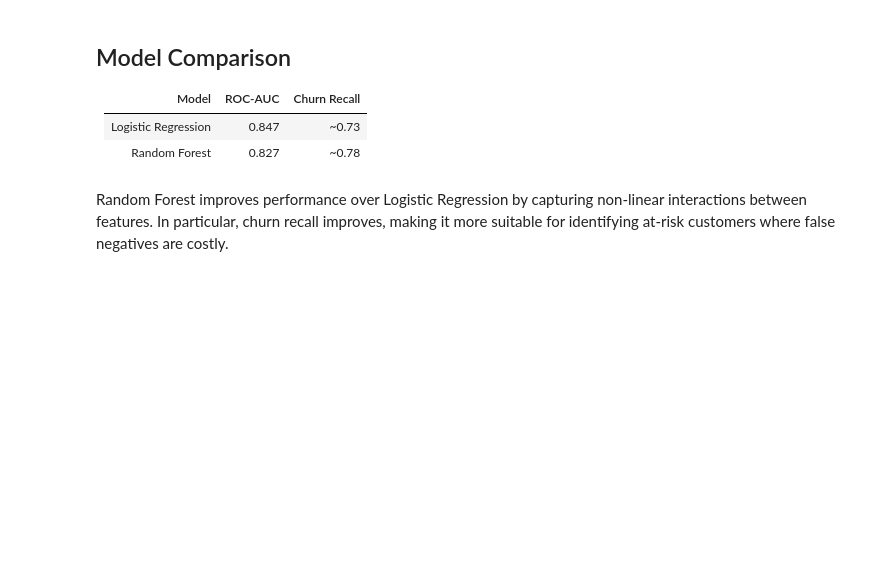
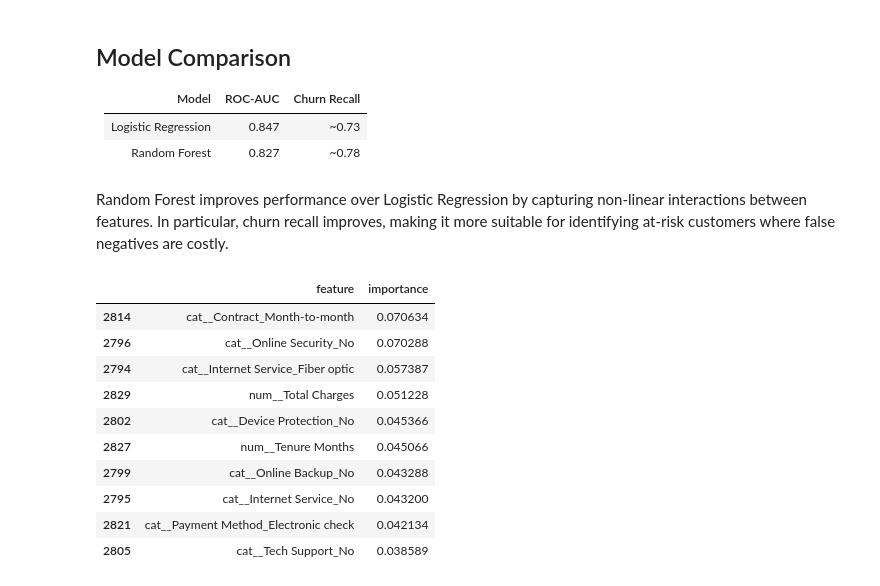
Before and after one commit to rushita-vachhani/customer-churn-ml-pipeline, a Jupyter notebook: notebooks/02_modeling.ipynb, the cells around one changed output. Drawn from its saved outputs; the diff is of its cells as text; code cells hidden in the pictures; blank space fills up the shorter version.

```diff
--- a/notebooks/02_modeling.ipynb
+++ b/notebooks/02_modeling.ipynb
@@ -201,3 +201,30 @@ ROC-AUC (Random Forest): 0.827
 | Random Forest | 0.827 | ~0.78 |
 # %% [markdown]
 Random Forest improves performance over Logistic Regression by capturing non-linear interactions between features. In particular, churn recall improves, making it more suitable for identifying at-risk customers where false negatives are costly.
+# %%
+# Get feature names after preprocessing
+feature_names = (
+    rf_clf.named_steps["preprocessor"]
+    .get_feature_names_out()
+)
+
+feature_importance = rf_clf.named_steps["model"].feature_importances_
+
+fi_df = pd.DataFrame({
+    "feature": feature_names,
+    "importance": feature_importance
+}).sort_values(by="importance", ascending=False)
+
+fi_df.head(10)
+# %% [output]
+|  | feature | importance |
+| 2814 | cat__Contract_Month-to-month | 0.070634 |
+| 2796 | cat__Online Security_No | 0.070288 |
+| 2794 | cat__Internet Service_Fiber optic | 0.057387 |
+| 2829 | num__Total Charges | 0.051228 |
+| 2802 | cat__Device Protection_No | 0.045366 |
+| 2827 | num__Tenure Months | 0.045066 |
+| 2799 | cat__Online Backup_No | 0.043288 |
+| 2795 | cat__Internet Service_No | 0.043200 |
+| 2821 | cat__Payment Method_Electronic check | 0.042134 |
+| 2805 | cat__Tech Support_No | 0.038589 |
```
Also changed, not shown: parts of 2 cells of this notebook.
